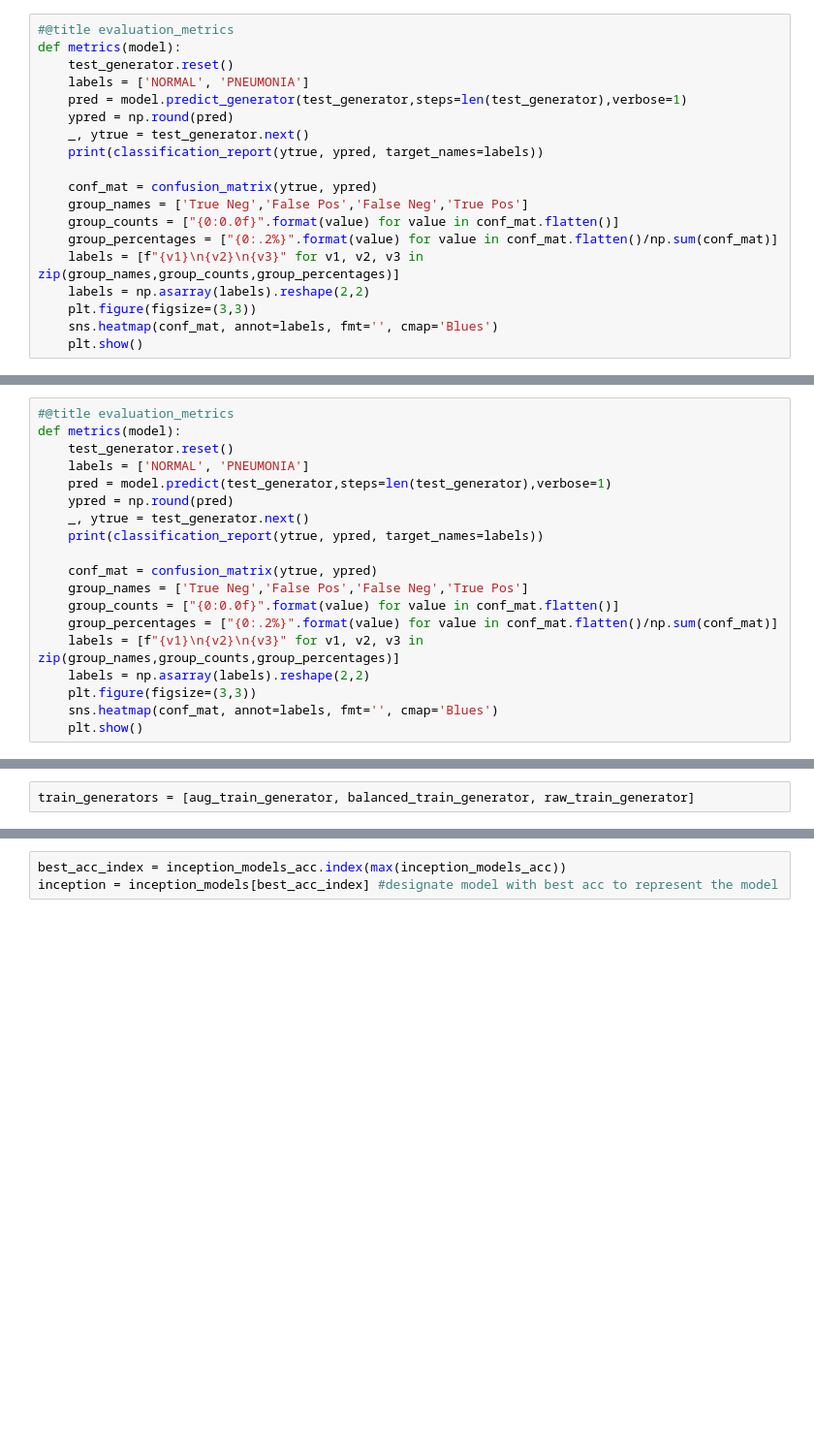
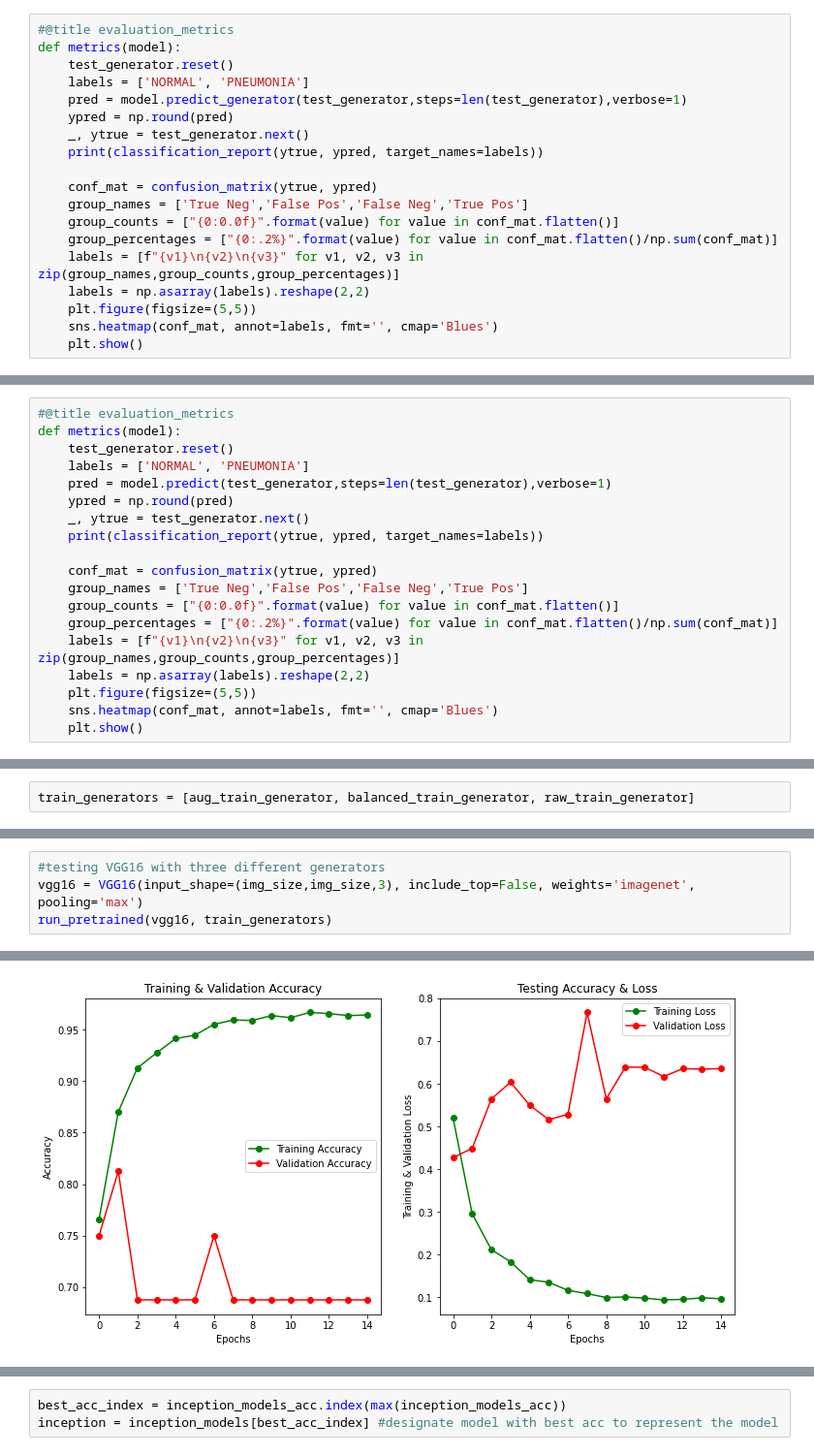
Before and after one commit to katehee/pneumonia-detection-in-X-ray-images, a Jupyter notebook: pneumonia.ipynb, the cells around one changed output, grey strips where cells are left out. Shown at 97% size. Drawn from its saved outputs; the diff is of its cells as text; blank space fills up the shorter version.

```diff
--- a/pneumonia.ipynb
+++ b/pneumonia.ipynb
@@ -368,7 +370,7 @@ def metrics(model):
     group_percentages = ["{0:.2%}".format(value) for value in conf_mat.flatten()/np.sum(conf_mat)]
     labels = [f"{v1}\n{v2}\n{v3}" for v1, v2, v3 in zip(group_names,group_counts,group_percentages)]
     labels = np.asarray(labels).reshape(2,2)
-    plt.figure(figsize=(3,3))
+    plt.figure(figsize=(5,5))
     sns.heatmap(conf_mat, annot=labels, fmt='', cmap='Blues')
     plt.show()
 # %% [markdown]
@@ -548,7 +550,7 @@ def metrics(model):
     group_percentages = ["{0:.2%}".format(value) for value in conf_mat.flatten()/np.sum(conf_mat)]
     labels = [f"{v1}\n{v2}\n{v3}" for v1, v2, v3 in zip(group_names,group_counts,group_percentages)]
     labels = np.asarray(labels).reshape(2,2)
-    plt.figure(figsize=(3,3))
+    plt.figure(figsize=(5,5))
     sns.heatmap(conf_mat, annot=labels, fmt='', cmap='Blues')
     plt.show()
 # %%
@@ -733,0 +711,5 @@ vgg16 = vgg16_models[best_acc_index] #designate model with best acc to represent
+# %%
+#testing VGG16 with three different generators
+vgg16 = VGG16(input_shape=(img_size,img_size,3), include_top=False, weights='imagenet', pooling='max')
+run_pretrained(vgg16, train_generators)
+# %% [output]
@@ -733,0 +720 @@ vgg16 = vgg16_models[best_acc_index] #designate model with best acc to represent
+[figure, added]
```
Also changed, not shown: parts of 37 cells of this notebook.
